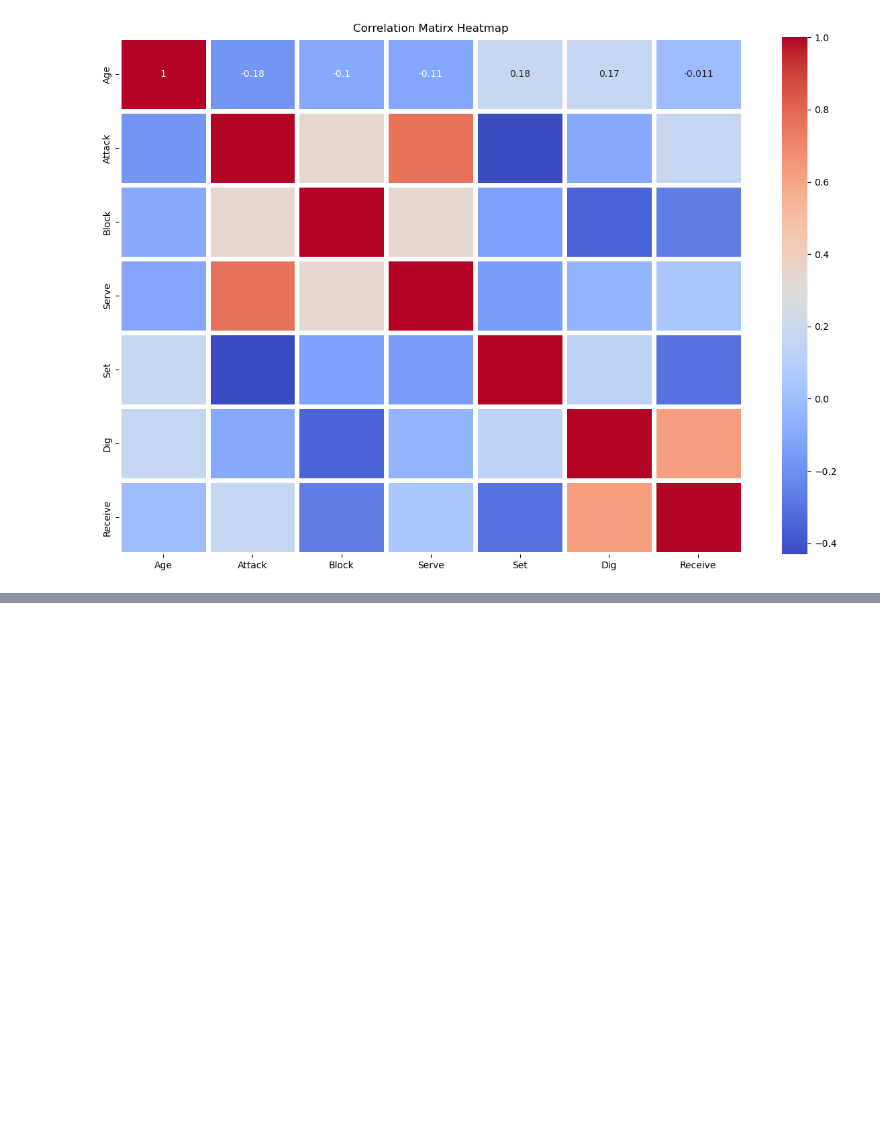
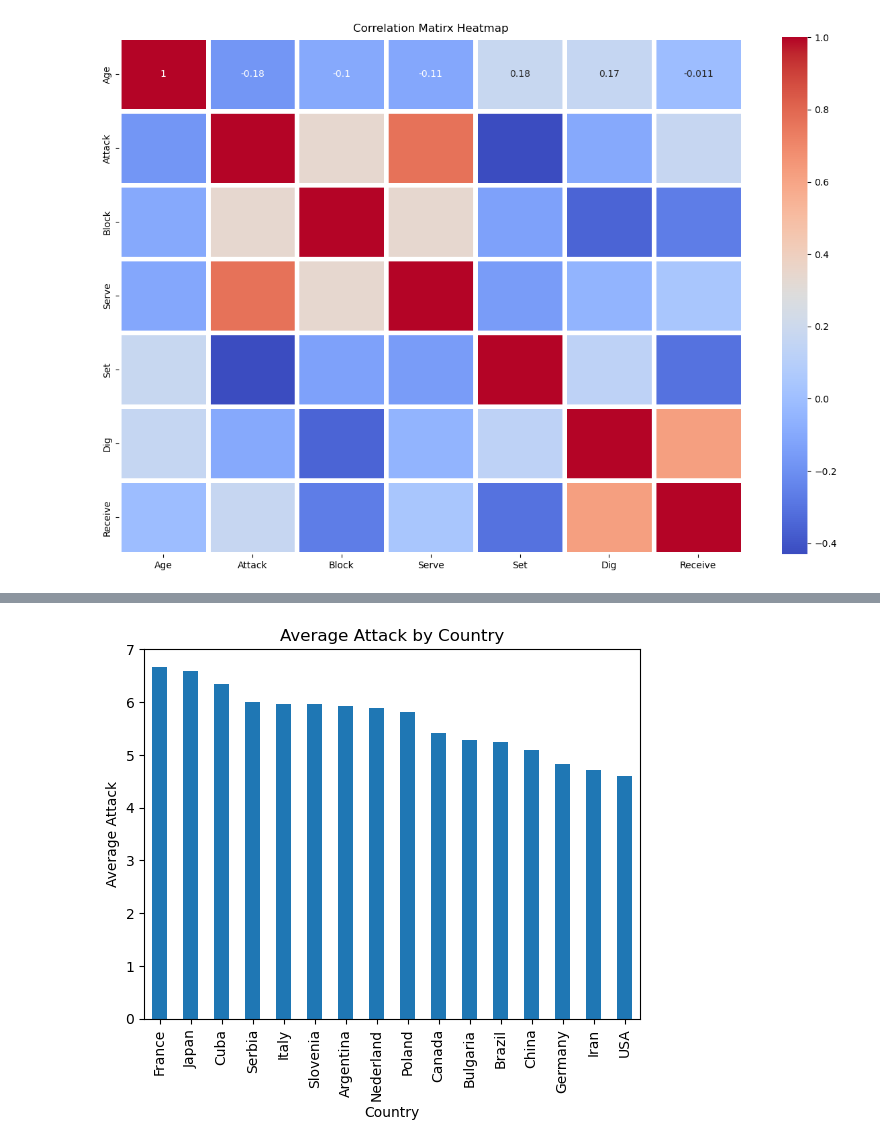
Before and after one commit to 06kunal/Exploratory_Data_Analysis, a Jupyter notebook: Project-Volleyball_Dataset/Volleyball_dataset_Analysis.ipynb, the cells around one changed output, grey strips where cells are left out. Saved outputs shown, nothing was run; the diff lists cells and outputs as text; code cells hidden in the pictures; blank space fills up the shorter version.

```diff
--- a/Project-Volleyball_Dataset/Volleyball_dataset_Analysis.ipynb
+++ b/Project-Volleyball_Dataset/Volleyball_dataset_Analysis.ipynb
@@ -118,0 +151,4 @@ plt.show()
+# %%
+# Now let's group our data by country and calculate the average attack for each country.
+avg_attack_by_country = df.groupby("Country")["Attack"].mean()
+avg_attack_by_country
@@ -118,0 +197,9 @@ plt.show()
+# %%
+# Now let's create a bar chart with this.
+avg_attack_by_country.sort_values(ascending=False).plot(kind = "bar")
+plt.xlabel("Country")
+plt.ylabel("Average Attack")
+plt.title("Average Attack by Country")
+plt.show()
+# %% [output]
+[figure, added]
```
Also changed, not shown: parts of 21 cells of this notebook.
